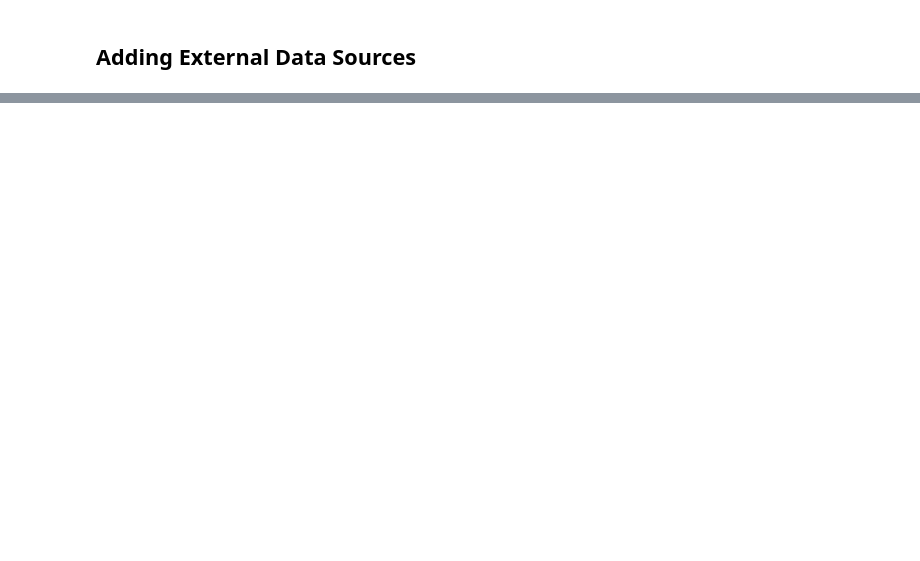
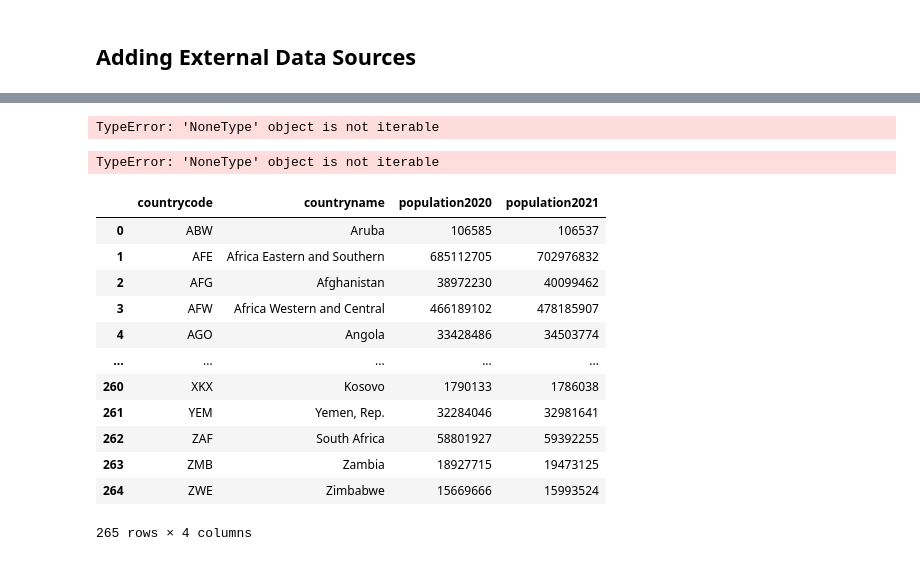
Before and after one commit to hdavis-sandiego/ADS507-Final, a Jupyter notebook: MSADS 507 M4.ipynb, the cells around one changed output, grey strips where cells are left out. Saved outputs shown, nothing was run; the diff lists cells and outputs as text; code cells hidden in the pictures; blank space fills up the shorter version.

```diff
--- a/MSADS 507 M4.ipynb
+++ b/MSADS 507 M4.ipynb
@@ -407,0 +428,21 @@ d3 = pd.read_csv('data.csv')
+# %%
+r = pd.read_sql_query("""
+drop table population;
+""" , con = conn)
+
+## May output error table does not exist, this is just helpful for restart.
+# %% [output]
+TypeError: 'NoneType' object is not iterable
+# %%
+r = pd.read_sql_query("""
+create TABLE population (
+	countrycode varchar(5),
+	countryname varchar(100),
+	population2020 bigint,
+	population2021 bigint
+	)
+""" , con = conn)
+
+## Will always output error TypeError: 'NoneType' object is not iterable -- you can ignore
+# %% [output]
+TypeError: 'NoneType' object is not iterable
@@ -407,0 +455,18 @@ d3 = pd.read_csv('data.csv')
+# %%
+pd.read_sql_query("""
+select * from population
+""" , con = conn)
+# %% [output]
+|  | countrycode | countryname | population2020 | population2021 |
+| 0 | ABW | Aruba | 106585 | 106537 |
+| 1 | AFE | Africa Eastern and Southern | 685112705 | 702976832 |
+| 2 | AFG | Afghanistan | 38972230 | 40099462 |
+| 3 | AFW | Africa Western and Central | 466189102 | 478185907 |
+| 4 | AGO | Angola | 33428486 | 34503774 |
+| ... | ... | ... | ... | ... |
+| 260 | XKX | Kosovo | 1790133 | 1786038 |
+| 261 | YEM | Yemen, Rep. | 32284046 | 32981641 |
+| 262 | ZAF | South Africa | 58801927 | 59392255 |
+| 263 | ZMB | Zambia | 18927715 | 19473125 |
+| 264 | ZWE | Zimbabwe | 15669666 | 15993524 |
+265 rows × 4 columns
```
Also changed, not shown: parts of 14 cells of this notebook, 6 other files.
